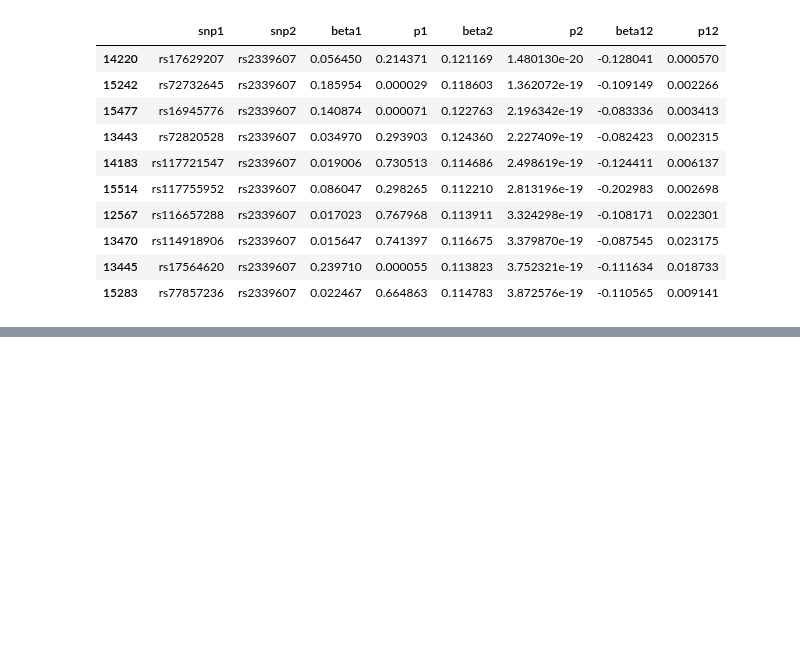
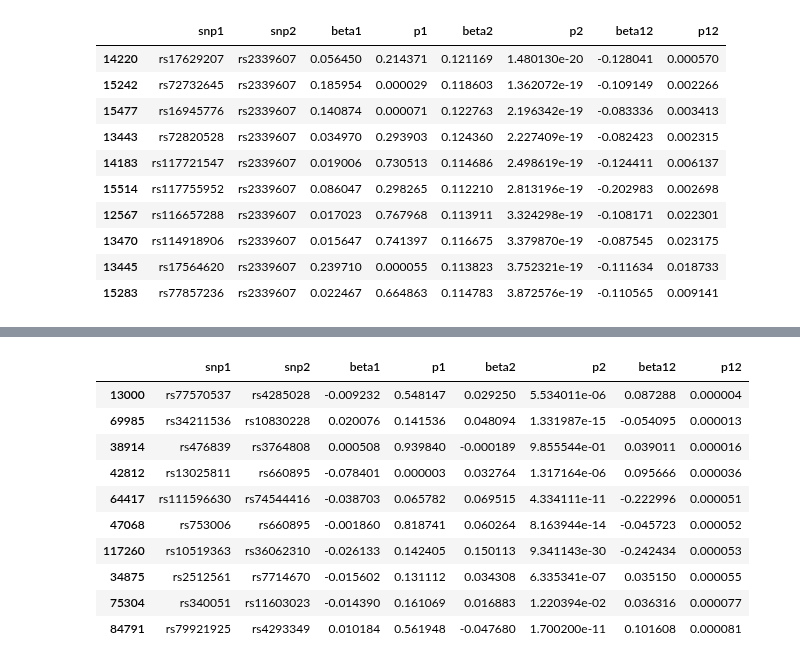
Before and after one commit to statgenetics/UKBB_GWAS_dev, a Jupyter notebook: analysis/regenie_interaction/interaction_python.ipynb, the cells around one changed output, grey strips where cells are left out. Cells and saved outputs as stored; diff of their text form; code cells hidden in the pictures; blank space fills up the shorter version.

```diff
--- a/analysis/regenie_interaction/interaction_python.ipynb
+++ b/analysis/regenie_interaction/interaction_python.ipynb
@@ -4234,3 +4322,11 @@ interstat4.sort_values("p2").head(10)
 | 15283 | rs77857236 | rs2339607 | 0.022467 | 0.664863 | 0.114783 | 3.872576e-19 | -0.110565 | 0.009141 |
 # %%
 interstat4.to_csv("/home/gl2776/project/guangyou/interaction/newv/112421_f3393/cache/f3393.topindexsnp.interactionsnp.rearrange.stat.regenie",sep="\t",index=False,compression = "gzip")
+# %%
+# f2247
+import pandas as pd
+import os
+topsnp = pd.read_csv("~/UKBiobank/results/REGENIE_results/results_array_data/2021-11-09_f2247_array/100521_UKBB_Hearing_difficulty_f2247_expandedwhite_110453cases_237318ctrl_500k_PC1_PC2_f2247.regenie.top_snps.tsv",header=0,sep="\t")
+indexsnp = pd.read_csv("~/project/guangyou/interaction/bfile/f2247/f2247.snplist",header=None)[0].to_list()
+topsnplist = topsnp["SNP"].to_list()
+[x for x in topsnplist if x in indexsnp]
@@ -4236,0 +4351,90 @@ interstat4.to_csv("/home/gl2776/project/guangyou/interaction/newv/112421_f3393/c
+# %%
+tmp = topsnp[topsnp["SNP"].isin([x for x in topsnplist if x in indexsnp])]
+tmp = tmp.astype('string')
+tmp["varID"]=tmp.CHR.str.cat(others=[tmp.POS, tmp.REF, tmp.ALT], sep=':')
+filelist = []
+for snp in [x for x in topsnplist if x in indexsnp]:
+    file = '/home/gl2776/project/guangyou/interaction/newv/112621_f2247/cache/100521_UKBB_Hearing_difficulty_f2247_expandedwhite_110453cases_237318ctrl_500k_PC1_PC2_f2247.regenie_pred.'+str(snp)+'_f2247.regenie.gz'
+    filelist.append(file)
+
+df = pd.read_csv(filelist[0],compression = "gzip",header=0,sep=" ")
+interactionterm = pd.DataFrame(columns=df.columns)
+for file in filelist:
+    tmp = pd.read_csv(file,compression = "gzip",header=0,sep=" ")
+    interactionterm=interactionterm.append(tmp[tmp["TEST"].str.startswith("ADD-INT_SNP")],ignore_index=True)
+#interactionterm.sort_values("LOG10P",ascending=False).iloc[:10,:]
+
+filelist0 = os.listdir("/home/gl2776/project/guangyou/interaction/newv/112621_f2247/cache")
+filelist = []
+for file in filelist0:
+    if file.endswith("regenie.gz"):
+        filelist.append(os.path.join("/home/gl2776/project/guangyou/interaction/newv/112621_f2247/cache/", file))
+
+snplist = [x for x in topsnplist if x in indexsnp]
+interactionsnp = pd.DataFrame(columns=df.columns)
+for file in filelist:
+    df = pd.read_csv(file,compression = "gzip",header=0,sep=" ")
+    interactionsnp=interactionsnp.append(df[(df["ID"].isin(snplist) & df["TEST"].str.startswith("ADD-INT_SNP"))],ignore_index=True)
+n = interactionterm.shape[0]
+snp1 = []
+snp2 = []
+beta1 = []
+beta12 = []
+p1 = []
+p12 = []
+for i in range(int(n/2)):
+    snp1tmp = interactionterm.iloc[(2*i),2]
+    snp2tmp = interactionterm.iloc[(2*i+1),7].split("x")[1]
+    beta1tmp = interactionterm.iloc[(2*i),8]
+    beta12tmp = interactionterm.iloc[(2*i+1),8]
+    p1tmp = 10**(-interactionterm.iloc[(2*i),11])
+    p12tmp = 10**(-interactionterm.iloc[(2*i+1),11])
+    snp1.append(snp1tmp)
+    snp2.append(snp2tmp)
+    beta1.append(beta1tmp)
+    beta12.append(beta12tmp)
+    p1.append(p1tmp)
+    p12.append(p12tmp)
+interstat1 = pd.DataFrame({"snp1":snp1,"snp2":snp2,"beta1":beta1,"p1":p1,"beta12":beta12,"p12":p12})
+n = interactionsnp.shape[0]
+snp1 = []
+snp2 = []
+beta1 = []
+beta12 = []
+p1 = []
+p12 = []
+for i in range(int(n/2)):
+    snp1tmp = interactionsnp.iloc[(2*i),2]
+    snp2tmp = interactionsnp.iloc[(2*i+1),7].split("x")[1]
+    beta1tmp = interactionsnp.iloc[(2*i),8]
+    beta12tmp = interactionsnp.iloc[(2*i+1),8]
+    p1tmp = 10**(-interactionsnp.iloc[(2*i),11])
+    p12tmp = 10**(-interactionsnp.iloc[(2*i+1),11])
+    snp1.append(snp1tmp)
+    snp2.append(snp2tmp)
+    beta1.append(beta1tmp)
+    beta12.append(beta12tmp)
+    p1.append(p1tmp)
+    p12.append(p12tmp)
+interstat2 = pd.DataFrame({"snp1":snp1,"snp2":snp2,"beta1":beta1,"p1":p1,"beta12":beta12,"p12":p12})
+interstat1["tmp2"]=interstat1.snp2.str.cat(others=[interstat1.snp1], sep=':')
+interstat2["tmp2"]=interstat2.snp1.str.cat(others=[interstat2.snp2], sep=':')
+interstat3 = interstat1.merge(interstat2, how='inner', on=["tmp2","tmp2"],suffixes=["_1","_2"]).drop(["tmp2"],axis=1)
+interstat3 = interstat3.drop(["snp1_2","snp2_2"],axis=1)
+interstat3 = interstat3.rename(columns={"snp1_1":"snp1","snp2_1":"snp2","p1_1":"p1","beta1_1":"beta1","p1_2":"p2","beta1_2":"beta2"})
+interstat4 = interstat3.drop(["beta12_2","p12_2"],axis=1)
+interstat4 = interstat4.rename(columns={"beta12_1":"beta12","p12_1":"p12","beta1_1":"beta1","p1_2":"p2","beta1_2":"beta2"})
+interstat4 = interstat4[["snp1","snp2","beta1","p1","beta2","p2","beta12","p12"]]
+interstat4.sort_values("p12").head(10)
+# %% [output]
+|  | snp1 | snp2 | beta1 | p1 | beta2 | p2 | beta12 | p12 |
+| 13000 | rs77570537 | rs4285028 | -0.009232 | 0.548147 | 0.029250 | 5.534011e-06 | 0.087288 | 0.000004 |
+| 69985 | rs34211536 | rs10830228 | 0.020076 | 0.141536 | 0.048094 | 1.331987e-15 | -0.054095 | 0.000013 |
+| 38914 | rs476839 | rs3764808 | 0.000508 | 0.939840 | -0.000189 | 9.855544e-01 | 0.039011 | 0.000016 |
+| 42812 | rs13025811 | rs660895 | -0.078401 | 0.000003 | 0.032764 | 1.317164e-06 | 0.095666 | 0.000036 |
+| 64417 | rs111596630 | rs74544416 | -0.038703 | 0.065782 | 0.069515 | 4.334111e-11 | -0.222996 | 0.000051 |
+| 47068 | rs753006 | rs660895 | -0.001860 | 0.818741 | 0.060264 | 8.163944e-14 | -0.045723 | 0.000052 |
+| 117260 | rs10519363 | rs36062310 | -0.026133 | 0.142405 | 0.150113 | 9.341143e-30 | -0.242434 | 0.000053 |
+| 34875 | rs2512561 | rs7714670 | -0.015602 | 0.131112 | 0.034308 | 6.335341e-07 | 0.035150 | 0.000055 |
+| 75304 | rs340051 | rs11603023 | -0.014390 | 0.161069 | 0.016883 | 1.220394e-02 | 0.036316 | 0.000077 |
+| 84791 | rs79921925 | rs4293349 | 0.010184 | 0.561948 | -0.047680 | 1.700200e-11 | 0.101608 | 0.000081 |
```
Also changed, not shown: parts of 10 cells of this notebook.
